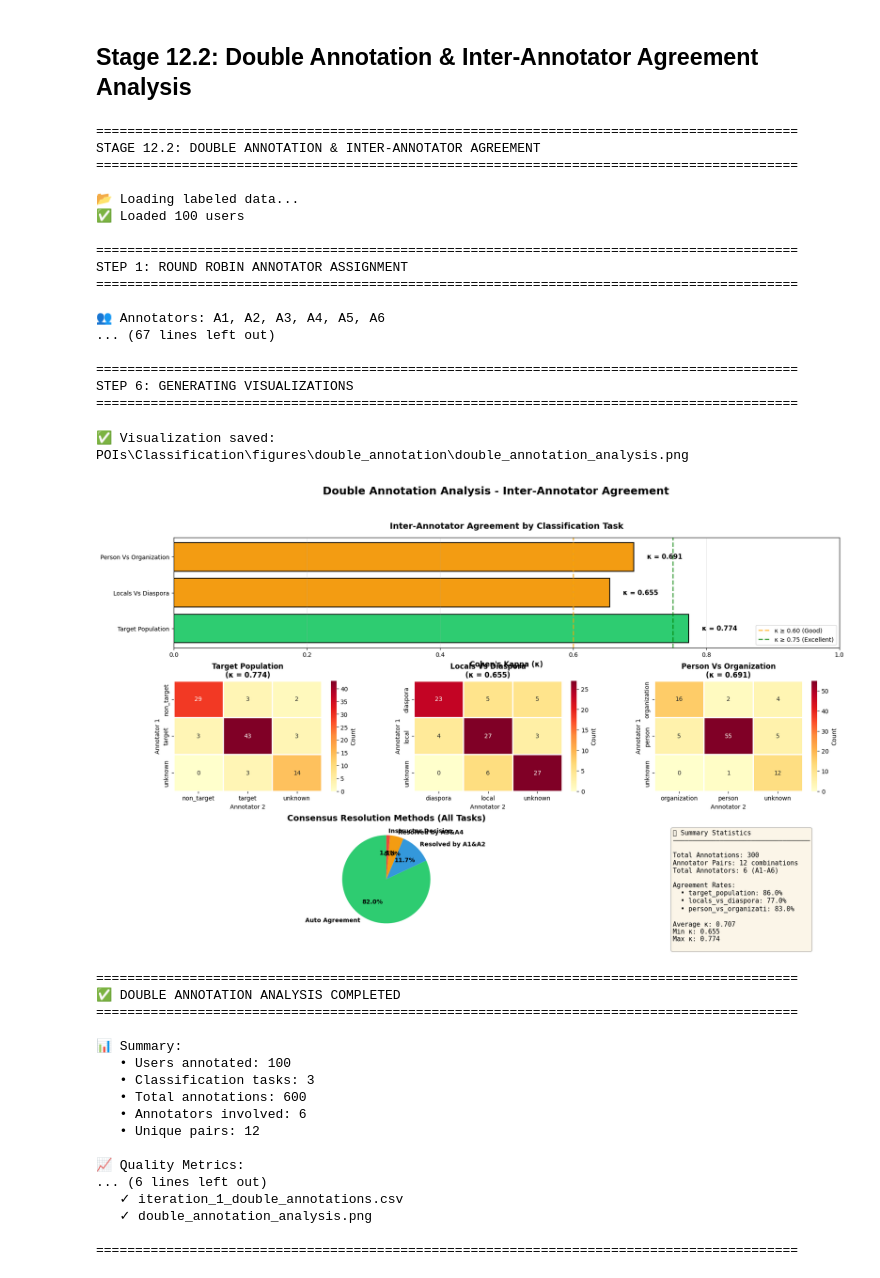
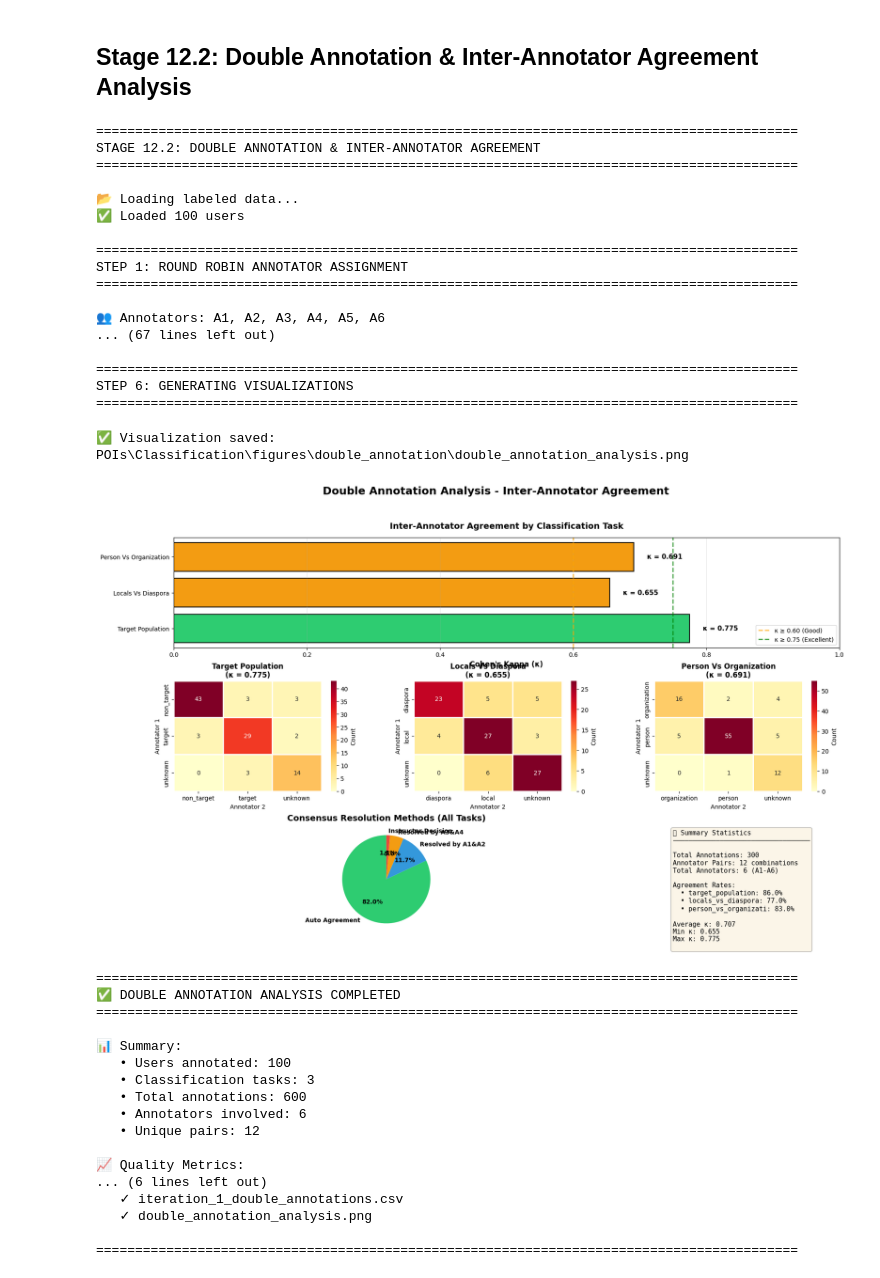
Before and after one commit to Nitaybenadmon123/Iran, a Jupyter notebook: Iranian_Users_Data_Analysis.ipynb, the cells around one changed output. Drawn from its saved outputs; the diff is of its cells as text; code cells hidden in the pictures.

```diff
--- a/Iranian_Users_Data_Analysis.ipynb
+++ b/Iranian_Users_Data_Analysis.ipynb
@@ -8290,8 +8290,8 @@ def generate_annotations(df, column, agreement_rate, labels):
 
     # Create base annotations (Annotator 1) - convert numbers to labels
     if column == 'target_population':
-        # Map: 0->target, 1->non_target, 2->unknown
-        label_map = {0: 'target', 1: 'non_target', 2: 'unknown'}
+        # Map: 0->non_target, 1->target, 2->unknown
+        label_map = {0: 'non_target', 1: 'target', 2: 'unknown'}
     elif column == 'locals_vs_diaspora':
         # Map: 0.0->local, 1.0->diaspora, 2.0->unknown
         label_map = {0.0: 'local', 1.0: 'diaspora', 2.0: 'unknown', 0: 'local', 1: 'diaspora', 2: 'unknown'}
@@ -8602,34 +8602,34 @@ print(f"   • Unique pairs: {len(set(user_assignments))}")
 
 print(f"\n📈 Quality Metrics:")
 for r in kappa_results:
     print(f"   • {r['label_type']}: κ = {r['cohens_kappa']:.3f}, Agreement = {r['percent_agreement']:.1f}%")
 
 print(f"\n📁 Output Files:")
 print(f"   ✓ {report_file.name}")
 print(f"   ✓ {detailed_file.name}")
 print(f"   ✓ {fig_file.name}")
 
 print("\n" + "=" * 90)
 # %% [output]
 ==========================================================================================
 STAGE 12.2: DOUBLE ANNOTATION & INTER-ANNOTATOR AGREEMENT
 ==========================================================================================
 
 📂 Loading labeled data...
 ✅ Loaded 100 users
 
 ==========================================================================================
 STEP 1: ROUND ROBIN ANNOTATOR ASSIGNMENT
 ==========================================================================================
 
 👥 Annotators: A1, A2, A3, A4, A5, A6
 ... (67 lines left out)
 
 ==========================================================================================
 STEP 6: GENERATING VISUALIZATIONS
 ==========================================================================================
 ✅ Visualization saved: POIs\Classification\figures\double_annotation\double_annotation_analysis.png
-[figure, old version]
+[figure, new version]
 ==========================================================================================
 ✅ DOUBLE ANNOTATION ANALYSIS COMPLETED
 ==========================================================================================
```
Also changed, not shown: parts of 10 cells of this notebook, 8 other files.
